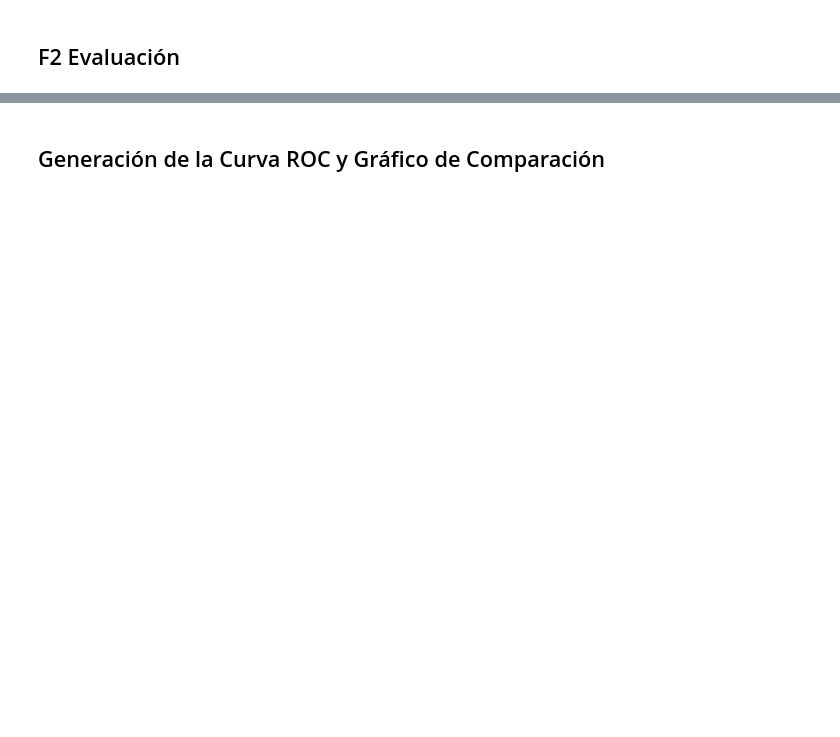
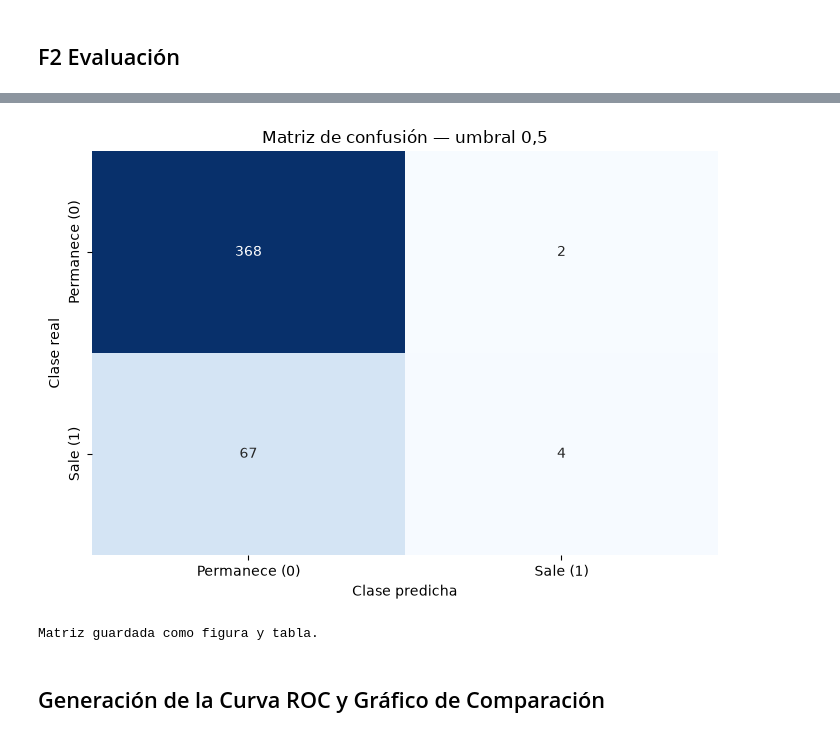
Before and after one commit to hernansaavedrag/estadisticaComputacional, a Jupyter notebook: Formativa2/notebooks/F2_Rodrigo_Evaluacion.ipynb, the cells around one changed output, grey strips where cells are left out. Drawn from its saved outputs; the diff is of its cells as text; code cells hidden in the pictures; blank space fills up the shorter version.

```diff
--- a/Formativa2/notebooks/F2_Rodrigo_Evaluacion.ipynb
+++ b/Formativa2/notebooks/F2_Rodrigo_Evaluacion.ipynb
@@ -52,3 +111,45 @@ F1-Score: 0.1039
+# %%
+fig, ax = plt.subplots(figsize=(7, 5))
+
+sns.heatmap(
+    cm,
+    annot=True,
+    fmt="d",
+    cmap="Blues",
+    cbar=False,
+    xticklabels=["Permanece (0)", "Sale (1)"],
+    yticklabels=["Permanece (0)", "Sale (1)"],
+    ax=ax,
+)
+
+ax.set_xlabel("Clase predicha")
+ax.set_ylabel("Clase real")
+ax.set_title("Matriz de confusión — umbral 0,5")
+
+fig.tight_layout()
+fig.savefig(
+    CARPETA_FIGURAS / "rodrigo_matriz_confusion.png",
+    dpi=300,
+    bbox_inches="tight",
+)
+plt.show()
+plt.close(fig)
+
+tabla_confusion = pd.DataFrame(
+    cm,
+    index=["Real: permanece", "Real: sale"],
+    columns=["Predice: permanece", "Predice: sale"],
+)
+
+tabla_confusion.to_csv(
+    CARPETA_RESULTADOS / "rodrigo_matriz_confusion.csv",
+    index_label="Clase real",
+)
+
+print("Matriz guardada como figura y tabla.")
+# %% [output]
+[figure, added]
+Matriz guardada como figura y tabla.
 # %% [markdown]
 ## Generación de la Curva ROC y Gráfico de Comparación
 # %%
```
Also changed, not shown: parts of 7 cells of this notebook, 6 other files.
